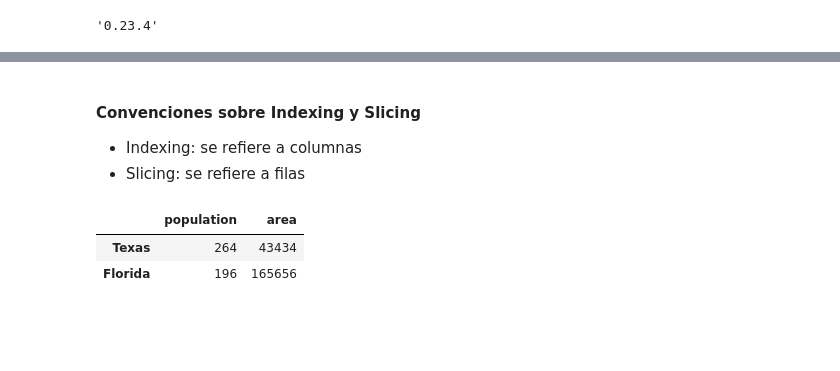
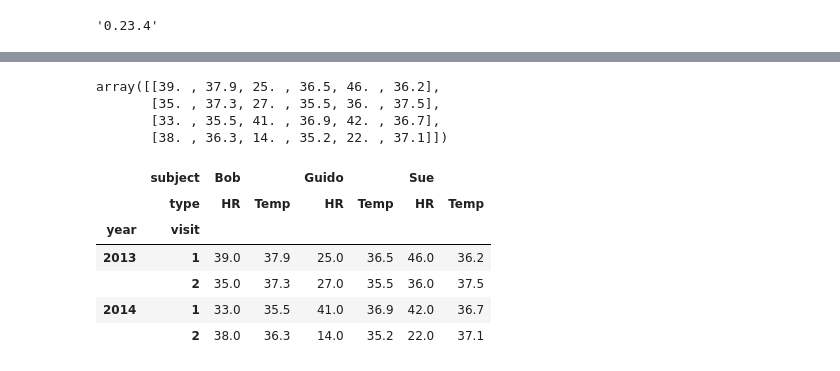
Before and after one commit to albertobecerra74/data-science, a Jupyter notebook: PythonDataScience/Pandas/Pandas_Hierarchical Indexing.ipynb, the cells around one changed output, grey strips where cells are left out. Cells and saved outputs as stored; diff of their text form; code cells hidden in the pictures; blank space fills up the shorter version.

```diff
--- a/PythonDataScience/Pandas/Pandas_Hierarchical Indexing.ipynb
+++ b/PythonDataScience/Pandas/Pandas_Hierarchical Indexing.ipynb
@@ -64,3 +375,0 @@ Este índice da al objeto Serie capacidades adicionales al array de Numpy.
-# %%
-# el índice no tiene por qué ser un número entero
-data = pd.Series([0.25, 0.5, 0.75, 1.0], index=['a','b','c','d'])
@@ -127,2 +375,0 @@ Las guías de buenas prácticas recomiendan el uso de índices explícitos
-# %%
-data = pd.Series([0.25, 0.5, 0.75, 1.0], index=[1,2,3,4])
@@ -362,12 +376,22 @@ Name: area, dtype: int64
-# %% [markdown]
-#### Convenciones sobre Indexing y Slicing
-
-* Indexing: se refiere a columnas
-* Slicing: se refiere a filas
-# %%
-# Slicing
-states['Texas':'Florida'] #se refiere a filas
-# %% [output]
-|  | population | area |
-| Texas | 264 | 43434 |
-| Florida | 196 | 165656 |
+# %%
+data += 37
+# %%
+data
+# %% [output]
+array([[39. , 37.9, 25. , 36.5, 46. , 36.2],
+       [35. , 37.3, 27. , 35.5, 36. , 37.5],
+       [33. , 35.5, 41. , 36.9, 42. , 36.7],
+       [38. , 36.3, 14. , 35.2, 22. , 37.1]])
+# %%
+# Creamos el df a partir de los datos y los índices
+health_data = pd.DataFrame(data, index=index, columns=columns)
+# %%
+health_data
+# %% [output]
+|  | subject | Bob |  | Guido |  | Sue |  |
+|  | type | HR | Temp | HR | Temp | HR | Temp |
+| year | visit |  |  |  |  |  |  |
+| 2013 | 1 | 39.0 | 37.9 | 25.0 | 36.5 | 46.0 | 36.2 |
+|  | 2 | 35.0 | 37.3 | 27.0 | 35.5 | 36.0 | 37.5 |
+| 2014 | 1 | 33.0 | 35.5 | 41.0 | 36.9 | 42.0 | 36.7 |
+|  | 2 | 38.0 | 36.3 | 14.0 | 35.2 | 22.0 | 37.1 |
```
Also changed, not shown: parts of 181 cells of this notebook, 7 other files.
